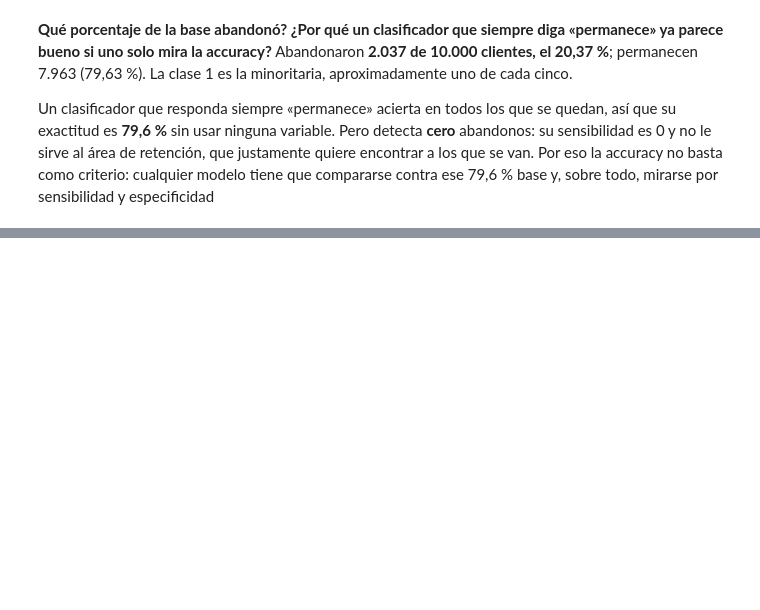
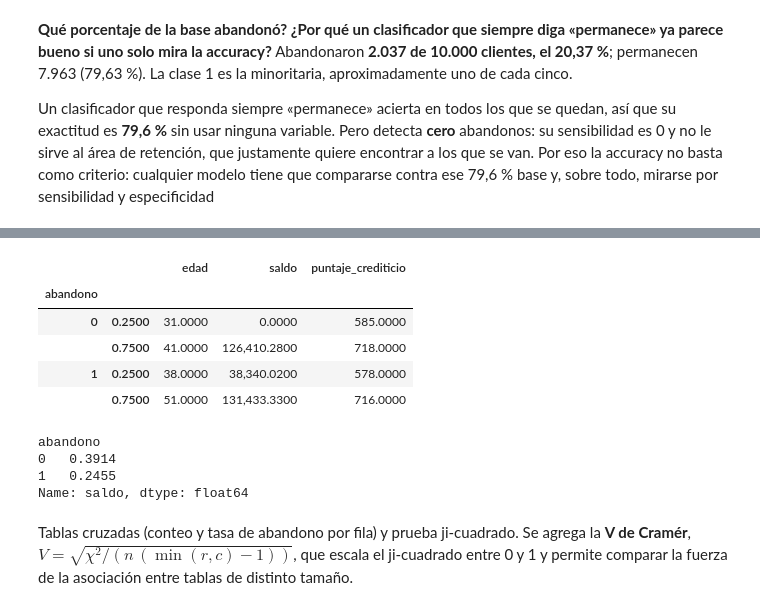
Before and after one commit to Slgxhannel/taller-abandono-producto-20262-Loaiza-Rojas, a Jupyter notebook: Taller_Abandono_Producto_Financiero_Santiago_Loaiza_Leonardo_Rojas.ipynb, the cells around one changed output, grey strips where cells are left out. Cells and saved outputs as stored; diff of their text form; code cells hidden in the pictures; blank space fills up the shorter version.

```diff
--- a/Taller_Abandono_Producto_Financiero_Santiago_Loaiza_Leonardo_Rojas.ipynb
+++ b/Taller_Abandono_Producto_Financiero_Santiago_Loaiza_Leonardo_Rojas.ipynb
@@ -307,0 +335,18 @@ Un clasificador que responda siempre «permanece» acierta en todos los que se q
+# %%
+banco.groupby('abandono')[['edad', 'saldo', 'puntaje_crediticio']].quantile([0.25, 0.75])
+# %% [output]
+|  |  | edad | saldo | puntaje_crediticio |
+| abandono |  |  |  |  |
+| 0 | 0.2500 | 31.0000 | 0.0000 | 585.0000 |
+|  | 0.7500 | 41.0000 | 126,410.2800 | 718.0000 |
+| 1 | 0.2500 | 38.0000 | 38,340.0200 | 578.0000 |
+|  | 0.7500 | 51.0000 | 131,433.3300 | 716.0000 |
+# %%
+banco.groupby('abandono')['saldo'].apply(lambda s: (s == 0).mean())  # proporción con saldo 0 en cada grupo
+# %% [output]
+abandono
+0   0.3914
+1   0.2455
+Name: saldo, dtype: float64
+# %% [markdown]
+Tablas cruzadas (conteo y tasa de abandono por fila) y prueba ji-cuadrado. Se agrega la **V de Cramér**, $V=\sqrt{\chi^2 / (n\,(\min(r,c)-1))}$, que escala el ji-cuadrado entre 0 y 1 y permite comparar la fuerza de la asociación entre tablas de distinto tamaño.
```
Also changed, not shown: parts of 8 cells of this notebook.
